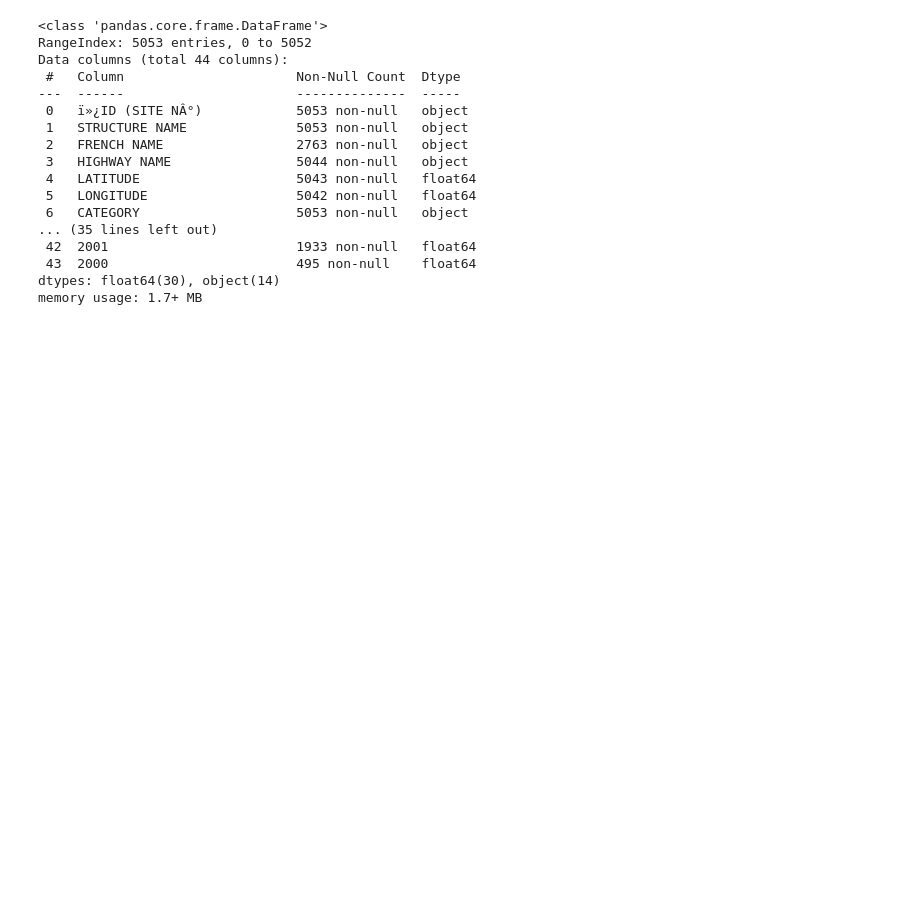
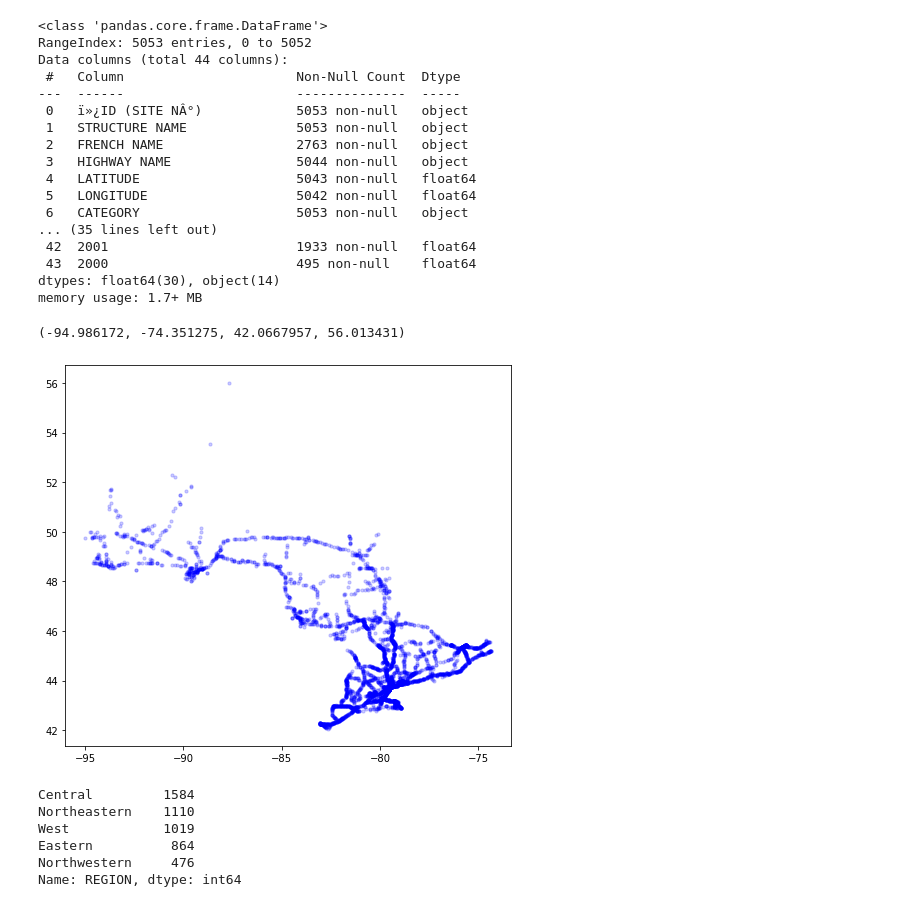
Before and after one commit to diyanxu/DataScienceReport, a Jupyter notebook: group_project.ipynb, the cells around one changed output. Saved outputs shown, nothing was run; the diff lists cells and outputs as text; code cells hidden in the pictures; blank space fills up the shorter version.

Commit message:
worked on plotting onto map

```diff
--- a/group_project.ipynb
+++ b/group_project.ipynb
@@ -48,3 +55,29 @@ Data columns (total 44 columns):
  43  2000                        495 non-null    float64
 dtypes: float64(30), object(14)
 memory usage: 1.7+ MB
+# %%
+# getting long/lat along with current bridge condition to try and make a map plot
+bridge_loc = data_bridge[['LATITUDE', 'LONGITUDE', 'CURRENT BCI', 'REGION']]
+# dropping all nan values
+bridge_loc = bridge_loc.dropna()
+# dropping all bridges with (0,0)
+bridge_loc = bridge_loc.drop(bridge_loc[bridge_loc['LONGITUDE'] == 0].index)
+# getting min/max long/lat for map
+(bridge_loc.LONGITUDE.min(), bridge_loc.LONGITUDE.max(), bridge_loc.LATITUDE.min(), bridge_loc.LATITUDE.max())
+# %% [output]
+(-94.986172, -74.351275, 42.0667957, 56.013431)
+# %%
+# TODO: consider plotting by region too large of an region doesnt show much
+fig1, ax1 = plt.subplots(figsize = (8,7))
+ax1.scatter(bridge_loc.LONGITUDE, bridge_loc.LATITUDE, zorder=1, alpha= 0.2, c='b', s=10);
+# %% [output]
+[figure, added]
+# %%
+data_bridge.REGION.value_counts()
+# %% [output]
+Central         1584
+Northeastern    1110
+West            1019
+Eastern          864
+Northwestern     476
+Name: REGION, dtype: int64
```
Also changed, not shown: parts of 4 cells of this notebook, 1 other file.
